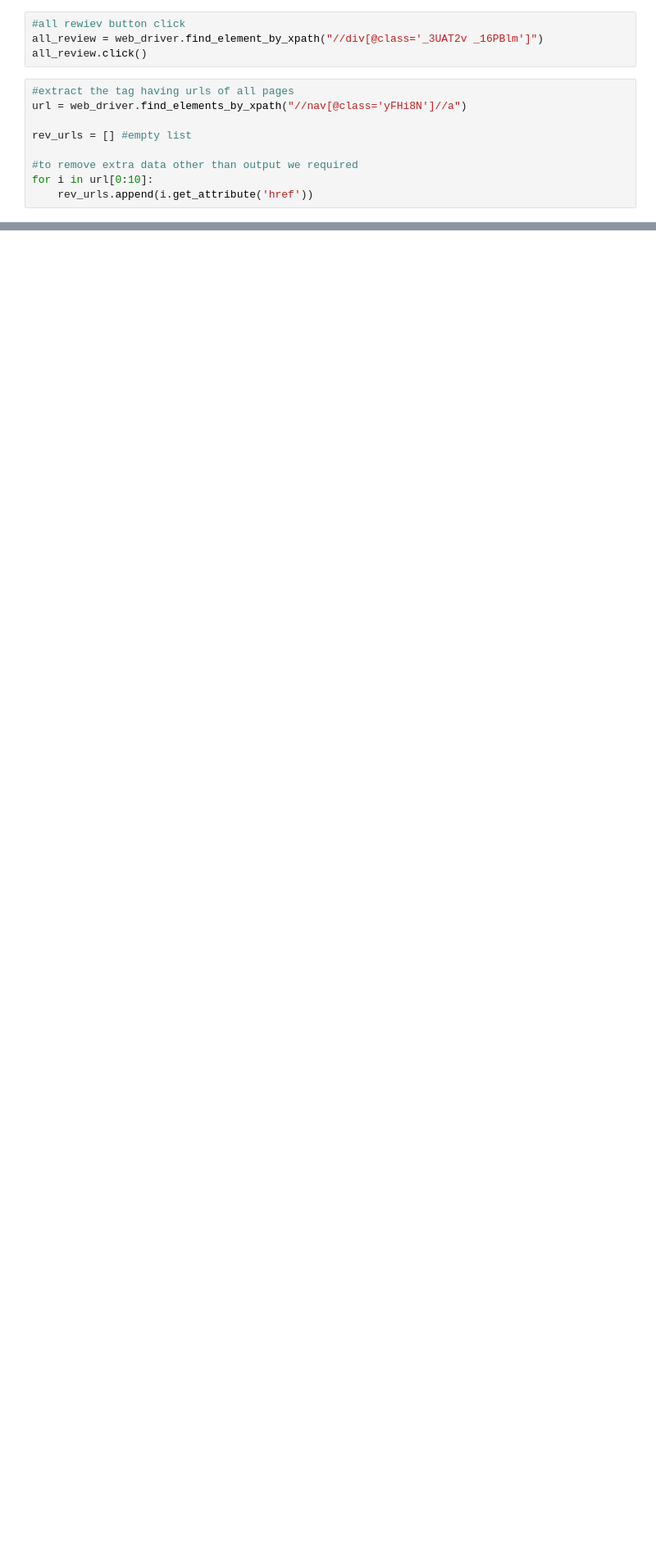
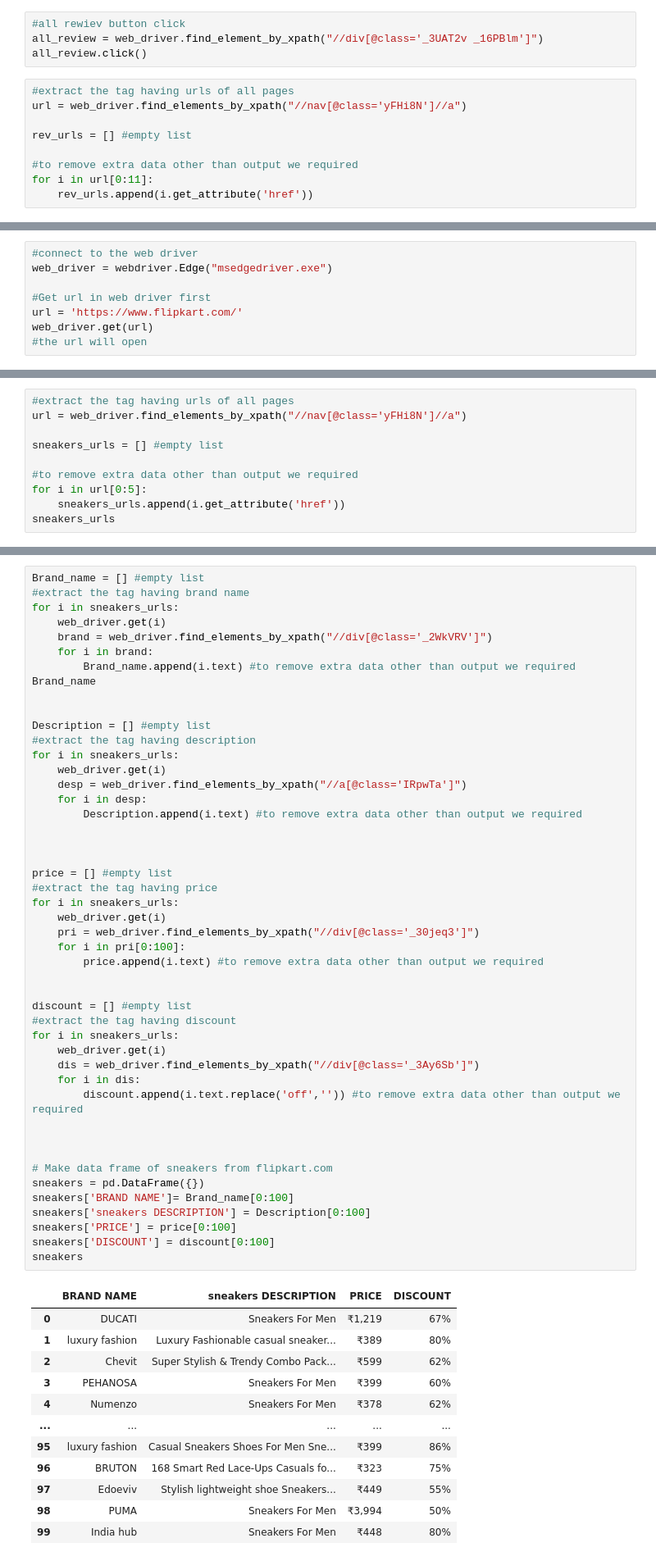
Before and after one commit to chaitali1992mygit/WEB-SCRAPING-ASSIGNMENT-2, a Jupyter notebook: WEB SCRAPING ASSIGNMENT 2.ipynb, the cells around one changed output, grey strips where cells are left out. Shown: that part at 82% size. Drawn from its saved outputs; the diff is of its cells as text; blank space fills up the shorter version.

```diff
--- a/WEB SCRAPING ASSIGNMENT 2.ipynb
+++ b/WEB SCRAPING ASSIGNMENT 2.ipynb
@@ -573,7 +578,7 @@ url = web_driver.find_elements_by_xpath("//nav[@class='yFHi8N']//a")
 rev_urls = [] #empty list
 
 #to remove extra data other than output we required
-for i in url[0:10]:
+for i in url[0:11]:
     rev_urls.append(i.get_attribute('href'))
 # %%
 Rating = [] #empty list
@@ -611,0 +635,8 @@ REVIEWS
+# %%
+#connect to the web driver
+web_driver = webdriver.Edge("msedgedriver.exe")
+
+#Get url in web driver first
+url = 'https://www.flipkart.com/'
+web_driver.get(url)
+#the url will open
@@ -611,0 +656,10 @@ REVIEWS
+# %%
+#extract the tag having urls of all pages
+url = web_driver.find_elements_by_xpath("//nav[@class='yFHi8N']//a")
+
+sneakers_urls = [] #empty list
+
+#to remove extra data other than output we required
+for i in url[0:5]:
+    sneakers_urls.append(i.get_attribute('href'))
+sneakers_urls
@@ -611,0 +672,60 @@ REVIEWS
+# %%
+Brand_name = [] #empty list
+#extract the tag having brand name
+for i in sneakers_urls:
+    web_driver.get(i)
+    brand = web_driver.find_elements_by_xpath("//div[@class='_2WkVRV']")
+    for i in brand:
+        Brand_name.append(i.text) #to remove extra data other than output we required
+Brand_name
+
+
+Description = [] #empty list
+#extract the tag having description
+for i in sneakers_urls:
+    web_driver.get(i)
+    desp = web_driver.find_elements_by_xpath("//a[@class='IRpwTa']")
+    for i in desp:
+        Description.append(i.text) #to remove extra data other than output we required
+
+
+
+price = [] #empty list
+#extract the tag having price
+for i in sneakers_urls:
+    web_driver.get(i)
+    pri = web_driver.find_elements_by_xpath("//div[@class='_30jeq3']")
+    for i in pri[0:100]:
+        price.append(i.text) #to remove extra data other than output we required
+
+
+discount = [] #empty list
+#extract the tag having discount
+for i in sneakers_urls:
+    web_driver.get(i)
+    dis = web_driver.find_elements_by_xpath("//div[@class='_3Ay6Sb']")
+    for i in dis:
+        discount.append(i.text.replace('off','')) #to remove extra data other than output we required
+
+
+
+# Make data frame of sneakers from flipkart.com
+sneakers = pd.DataFrame({})
+sneakers['BRAND NAME']= Brand_name[0:100]
+sneakers['sneakers DESCRIPTION'] = Description[0:100]
+sneakers['PRICE'] = price[0:100]
+sneakers['DISCOUNT'] = discount[0:100]
+sneakers
+# %% [output]
+|  | BRAND NAME | sneakers DESCRIPTION | PRICE | DISCOUNT |
+| 0 | DUCATI | Sneakers For Men | ₹1,219 | 67% |
+| 1 | luxury fashion | Luxury Fashionable casual sneaker... | ₹389 | 80% |
+| 2 | Chevit | Super Stylish & Trendy Combo Pack... | ₹599 | 62% |
+| 3 | PEHANOSA | Sneakers For Men | ₹399 | 60% |
+| 4 | Numenzo | Sneakers For Men | ₹378 | 62% |
+| ... | ... | ... | ... | ... |
+| 95 | luxury fashion | Casual Sneakers Shoes For Men Sne... | ₹399 | 86% |
+| 96 | BRUTON | 168 Smart Red Lace-Ups Casuals fo... | ₹323 | 75% |
+| 97 | Edoeviv | Stylish lightweight shoe Sneakers... | ₹449 | 55% |
+| 98 | PUMA | Sneakers For Men | ₹3,994 | 50% |
+| 99 | India hub | Sneakers For Men | ₹448 | 80% |
```
Also changed, not shown: parts of 31 cells of this notebook.
